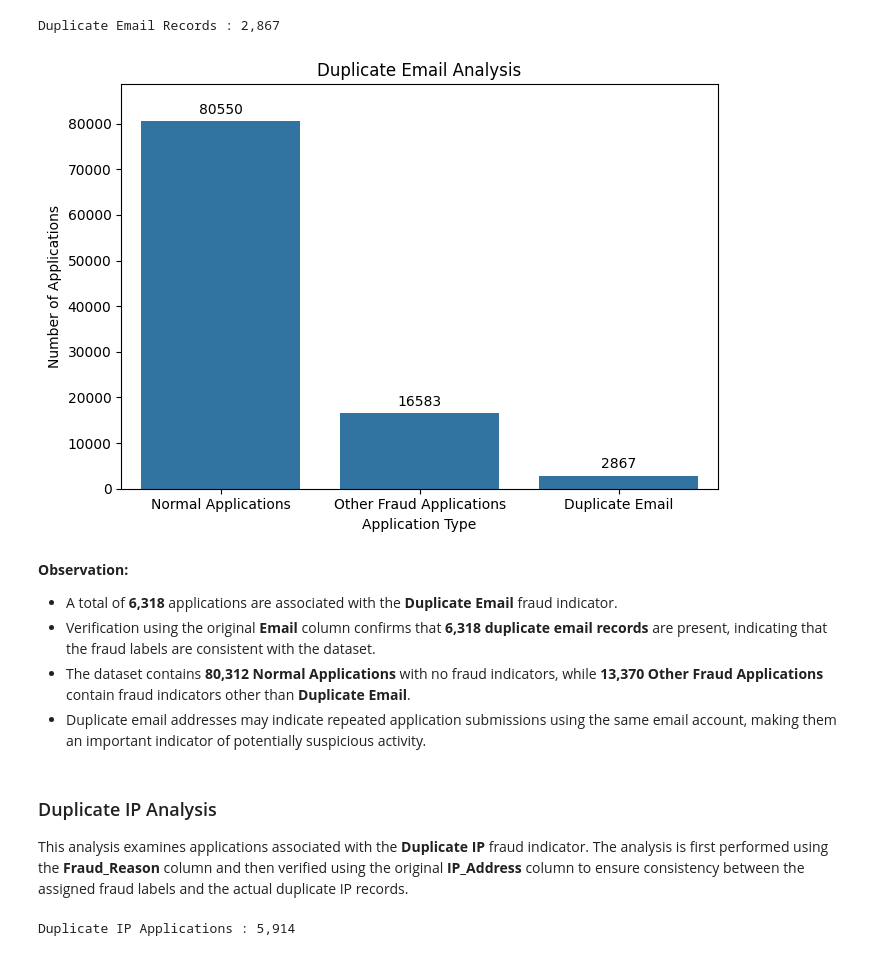
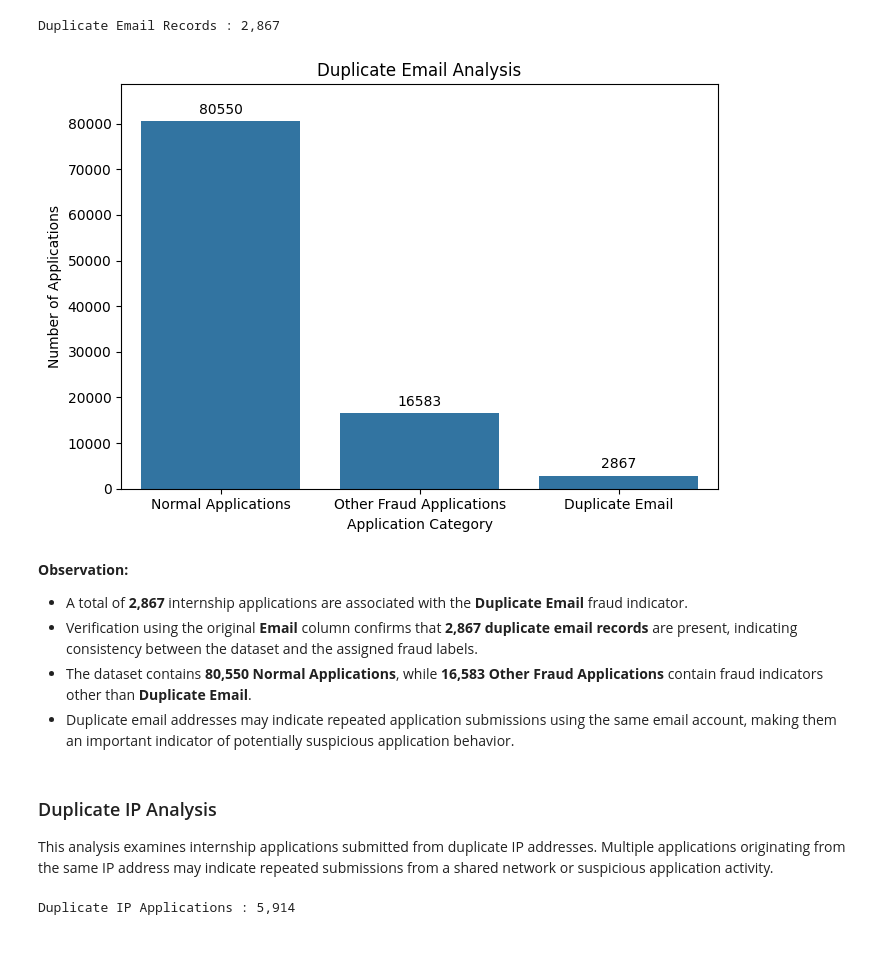
Before and after one commit to huzaifawaheed2/InterneePK-Data-Analyst-Internship, a Jupyter notebook: 03-Fraud-Detection-in-Applications/notebook/Fraud_Detection_in_Applications.ipynb, the cells around one changed output. Drawn from its saved outputs; the diff is of its cells as text; code cells hidden in the pictures.

```diff
--- a/03-Fraud-Detection-in-Applications/notebook/Fraud_Detection_in_Applications.ipynb
+++ b/03-Fraud-Detection-in-Applications/notebook/Fraud_Detection_in_Applications.ipynb
@@ -500,47 +500,47 @@ email_status = email_status.reindex([
     "Duplicate Email"
 ])
 
-plt.figure(figsize=(7, 5))
+plt.figure(figsize=(7,5))
 
 ax = sns.barplot(
     x=email_status.index,
     y=email_status.values
 )
 
 # Add Data Labels
 for container in ax.containers:
     ax.bar_label(container, padding=3)
 
 # Increase Y-axis Limit
 ax.set_ylim(0, email_status.max() * 1.10)
 
 plt.title("Duplicate Email Analysis")
-plt.xlabel("Application Type")
+plt.xlabel("Application Category")
 plt.ylabel("Number of Applications")
 
 plt.tight_layout()
 
 # Save Figure
 # plt.savefig(
 #     "../outputs/figures/03_duplicate_email_analysis.png",
 #     dpi=300,
 #     bbox_inches="tight"
 # )
 
 plt.show()
 # %% [output]
-[figure, old version]
+[figure, new version]
 # %% [markdown]
 **Observation:**
 
-- A total of **6,318** applications are associated with the **Duplicate Email** fraud indicator.
-- Verification using the original **Email** column confirms that **6,318 duplicate email records** are present, indicating that the fraud labels are consistent with the dataset.
-- The dataset contains **80,312 Normal Applications** with no fraud indicators, while **13,370 Other Fraud Applications** contain fraud indicators other than **Duplicate Email**.
-- Duplicate email addresses may indicate repeated application submissions using the same email account, making them an important indicator of potentially suspicious activity.
+- A total of **2,867** internship applications are associated with the **Duplicate Email** fraud indicator.
+- Verification using the original **Email** column confirms that **2,867 duplicate email records** are present, indicating consistency between the dataset and the assigned fraud labels.
+- The dataset contains **80,550 Normal Applications**, while **16,583 Other Fraud Applications** contain fraud indicators other than **Duplicate Email**.
+- Duplicate email addresses may indicate repeated application submissions using the same email account, making them an important indicator of potentially suspicious application behavior.
 # %% [markdown]
 ### Duplicate IP Analysis
 
-This analysis examines applications associated with the **Duplicate IP** fraud indicator. The analysis is first performed using the **Fraud_Reason** column and then verified using the original **IP_Address** column to ensure consistency between the assigned fraud labels and the actual duplicate IP records.
+This analysis examines internship applications submitted from duplicate IP addresses. Multiple applications originating from the same IP address may indicate repeated submissions from a shared network or suspicious application activity.
 # %%
 # ==========================================
 # Duplicate IP Applications
```
Also changed, not shown: parts of 100 cells of this notebook.
